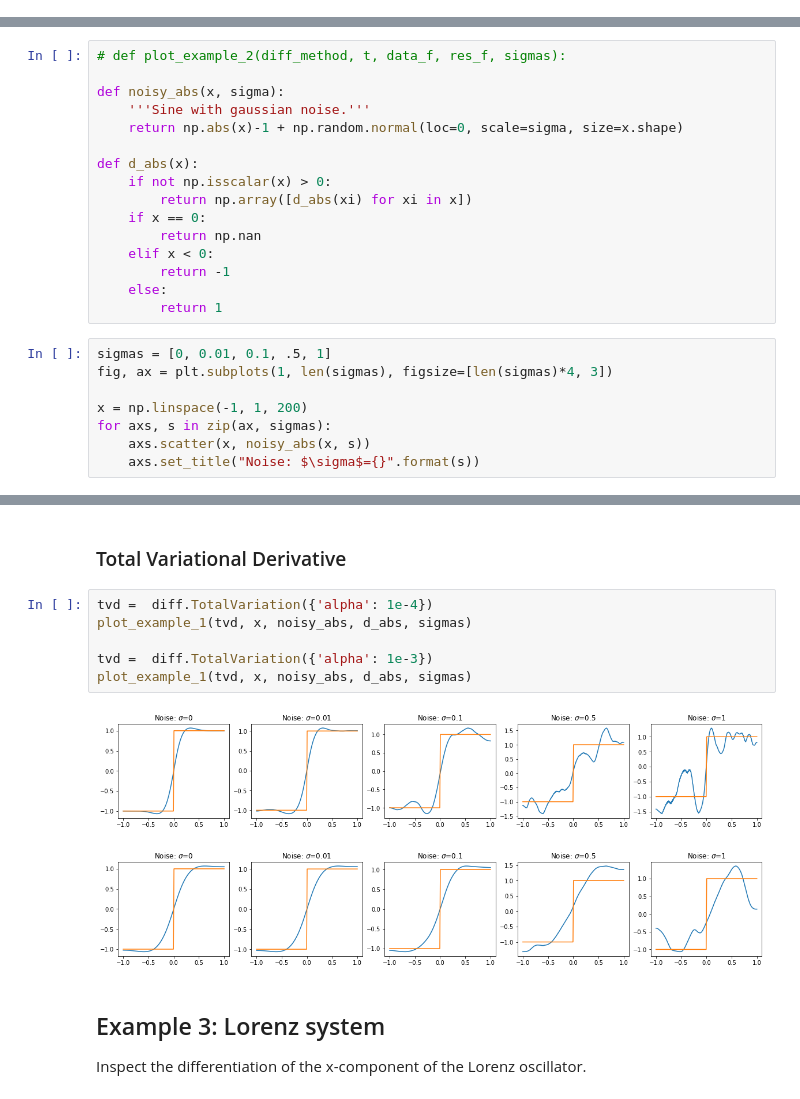
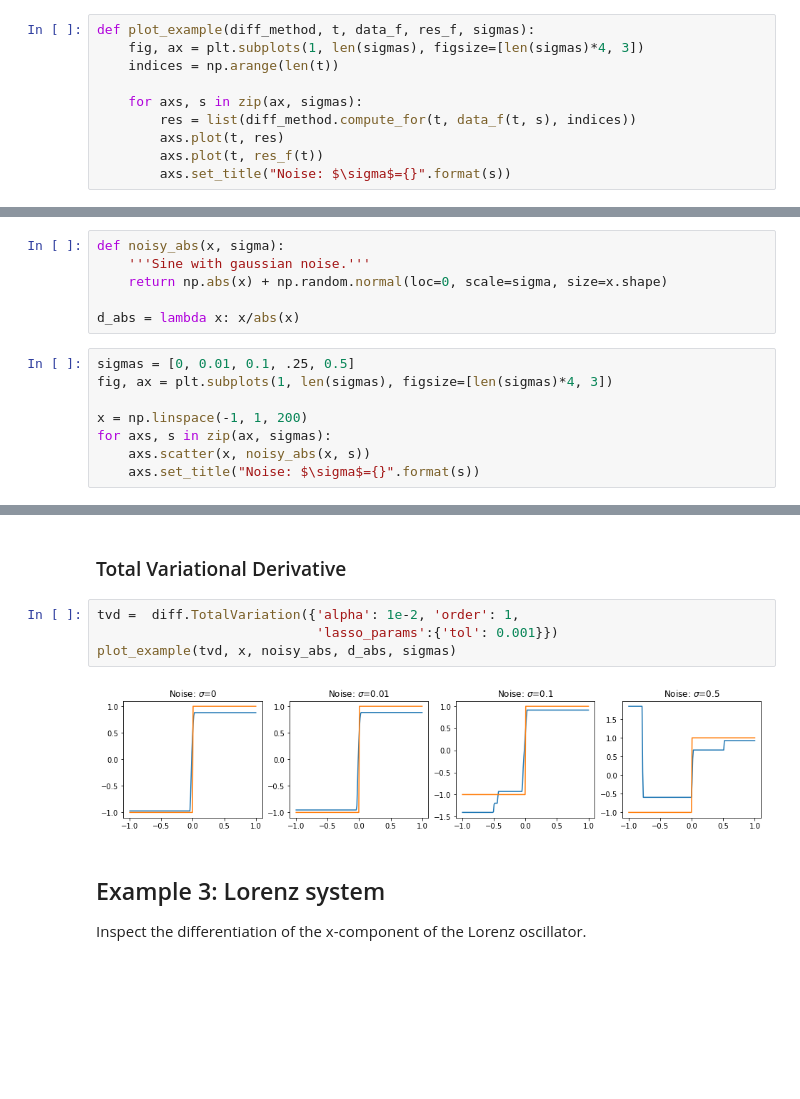
Before and after one commit to andgoldschmidt/derivative, a Jupyter notebook: Derivatives_Review.ipynb, the cells around one changed output, grey strips where cells are left out. Saved outputs shown, nothing was run; the diff lists cells and outputs as text; blank space fills up the shorter version.

Commit message:
Added correct TotalVarational method using L1 norm on the derivative.

```diff
--- a/Derivatives_Review.ipynb
+++ b/Derivatives_Review.ipynb
@@ -38,2 +40,12 @@ diff = reload(diff)
+# %%
+def plot_example(diff_method, t, data_f, res_f, sigmas):
+    fig, ax = plt.subplots(1, len(sigmas), figsize=[len(sigmas)*4, 3])
+    indices = np.arange(len(t))
+
+    for axs, s in zip(ax, sigmas):
+        res = list(diff_method.compute_for(t, data_f(t, s), indices))
+        axs.plot(t, res)
+        axs.plot(t, res_f(t))
+        axs.set_title("Noise: $\sigma$={}".format(s))
 # %% [markdown]
 ## Example 1: Sine
@@ -110,23 +131,13 @@ plot_example_1(tvd, x, noisy_sin, np.cos, sigmas)
 # %% [markdown]
 ## Example 2: Derivative with jump
 # %%
-# def plot_example_2(diff_method, t, data_f, res_f, sigmas):
-
 def noisy_abs(x, sigma):
     '''Sine with gaussian noise.'''
-    return np.abs(x)-1 + np.random.normal(loc=0, scale=sigma, size=x.shape)
+    return np.abs(x) + np.random.normal(loc=0, scale=sigma, size=x.shape)
 
-def d_abs(x):
-    if not np.isscalar(x) > 0:
-        return np.array([d_abs(xi) for xi in x])
-    if x == 0:
-        return np.nan
-    elif x < 0:
-        return -1
-    else:
-        return 1
+d_abs = lambda x: x/abs(x)
 # %%
-sigmas = [0, 0.01, 0.1, .5, 1]
+sigmas = [0, 0.01, 0.1, .25, 0.5]
 fig, ax = plt.subplots(1, len(sigmas), figsize=[len(sigmas)*4, 3])
 
 x = np.linspace(-1, 1, 200)
@@ -138,14 +185,11 @@ for axs, s in zip(ax, sigmas):
 # %% [markdown]
 ### Total Variational Derivative
 # %%
-tvd =  diff.TotalVariation({'alpha': 1e-4})
-plot_example_1(tvd, x, noisy_abs, d_abs, sigmas)
-
-tvd =  diff.TotalVariation({'alpha': 1e-3})
-plot_example_1(tvd, x, noisy_abs, d_abs, sigmas)
+tvd =  diff.TotalVariation({'alpha': 1e-2, 'order': 1,
+                            'lasso_params':{'tol': 0.001}})
+plot_example(tvd, x, noisy_abs, d_abs, sigmas)
 # %% [output]
-[figure, old version]
+[figure, new version]
-[figure, removed]
 # %% [markdown]
 ## Example 3: Lorenz system
 Inspect the differentiation of the x-component of the Lorenz oscillator.
```
Also changed, not shown: parts of 30 cells of this notebook, 1 other file.
